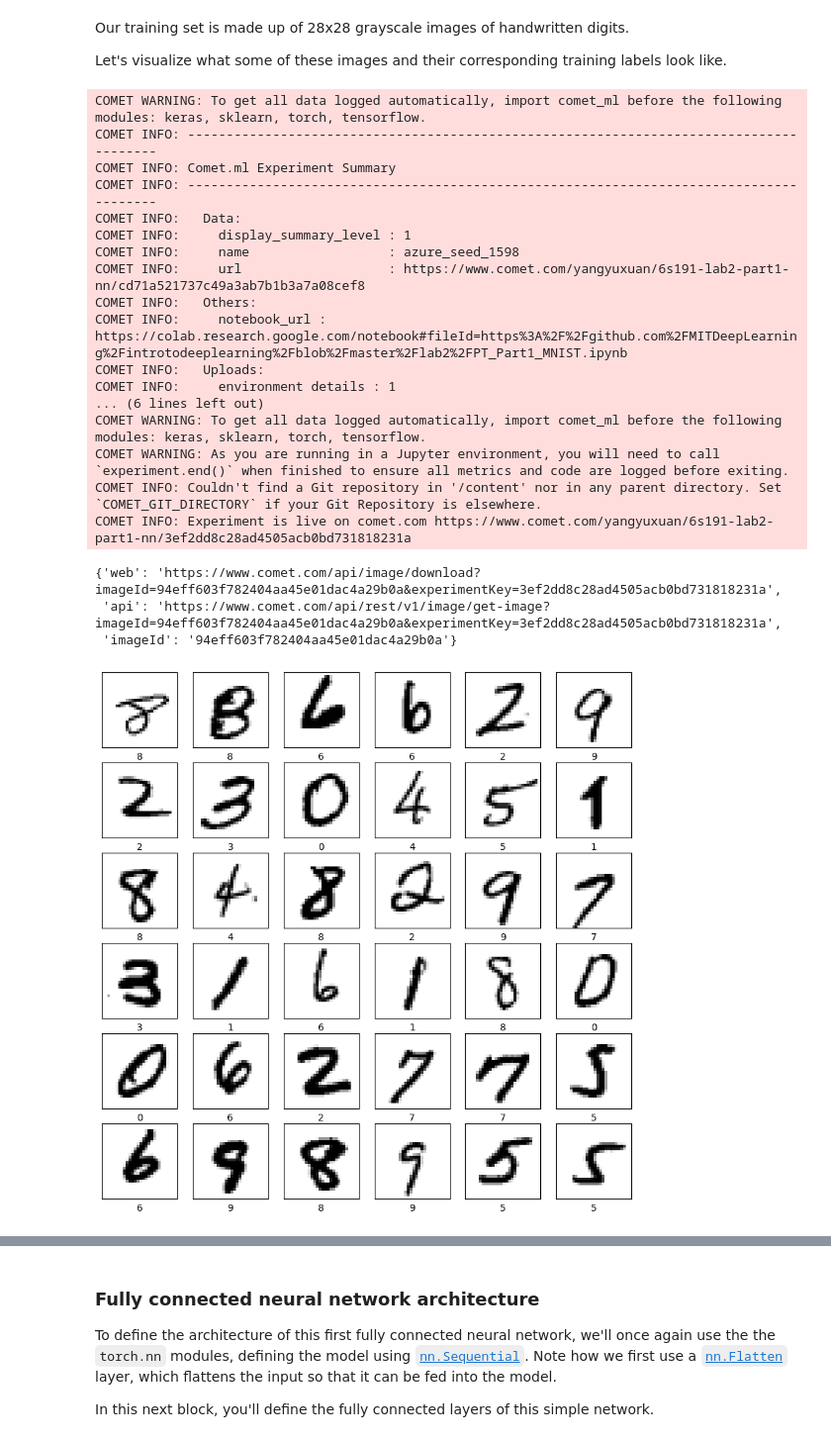
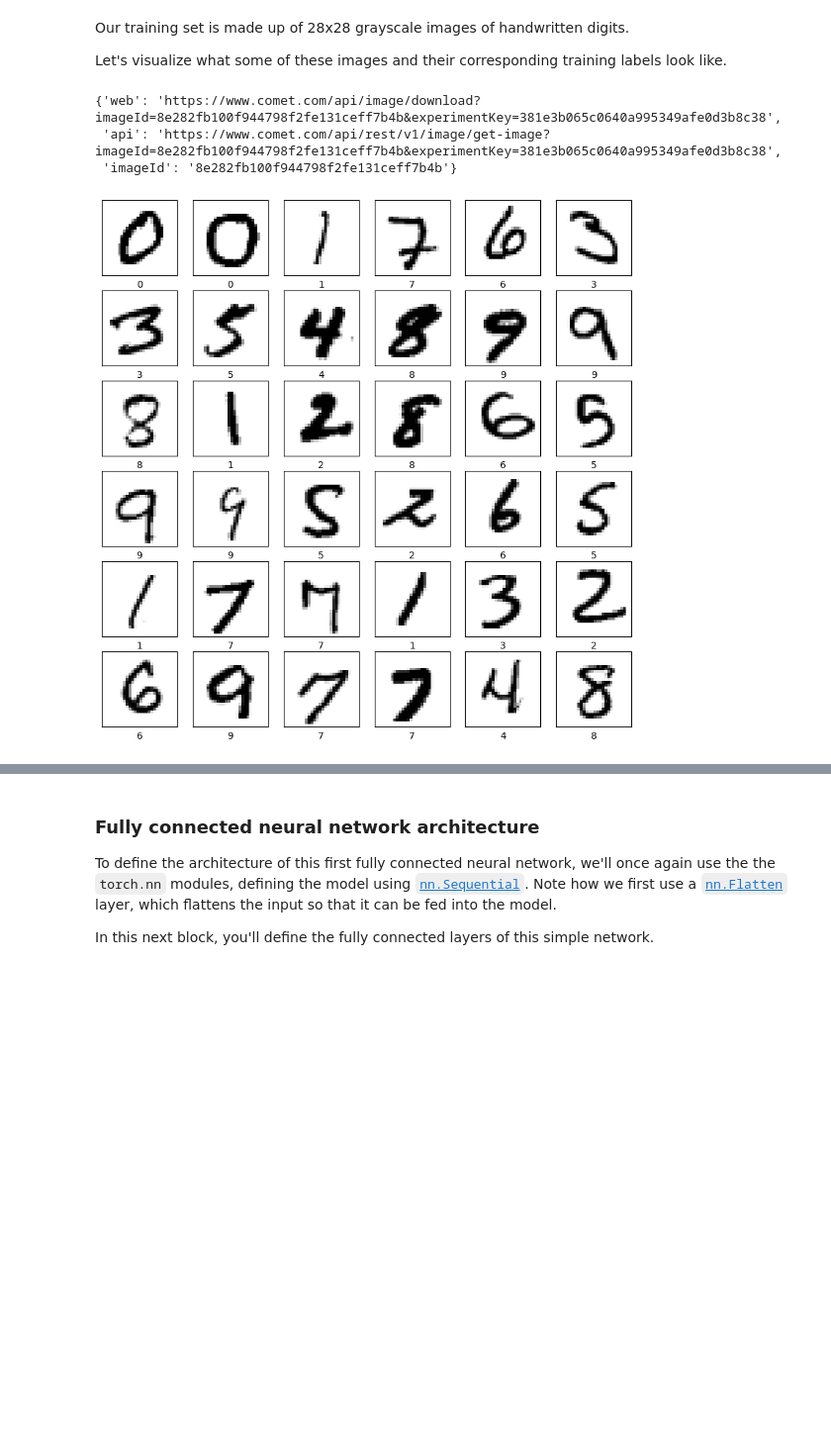
Before and after one commit to yangyuxuan7684-dot/MIT_DeepLearning, a Jupyter notebook: lab2/PT_Part1_MNIST.ipynb, the cells around one changed output, grey strips where cells are left out. Shown at 99% size. Saved outputs shown, nothing was run; the diff lists cells and outputs as text; code cells hidden in the pictures; blank space fills up the shorter version.

```diff
--- a/lab2/PT_Part1_MNIST.ipynb
+++ b/lab2/PT_Part1_MNIST.ipynb
@@ -111,42 +104,23 @@ Our training set is made up of 28x28 grayscale images of handwritten digits.
 
 Let's visualize what some of these images and their corresponding training labels look like.
 # %%
-
 plt.figure(figsize=(10,10))
 random_inds = np.random.choice(60000,36)
-comet_model_1 = comet_ml.Experiment(api_key="1lxki62cYxqRbbXZ67f0fdavy")
 for i in range(36):
     plt.subplot(6, 6, i + 1)
     plt.xticks([])
     plt.yticks([])
     plt.grid(False)
     image_ind = random_inds[i]
     image, label = train_dataset[image_ind]
     plt.imshow(image.squeeze(), cmap=plt.cm.binary)
     plt.xlabel(label)
 comet_model_1.log_figure(figure=plt)
 # %% [output]
-COMET WARNING: To get all data logged automatically, import comet_ml before the following modules: keras, sklearn, torch, tensorflow.
-COMET INFO: ---------------------------------------------------------------------------------------
-COMET INFO: Comet.ml Experiment Summary
-COMET INFO: ---------------------------------------------------------------------------------------
-COMET INFO:   Data:
-COMET INFO:     display_summary_level : 1
-COMET INFO:     name                  : azure_seed_1598
-COMET INFO:     url                   : https://www.comet.com/yangyuxuan/6s191-lab2-part1-nn/cd71a521737c49a3ab7b1b3a7a08cef8
-COMET INFO:   Others:
-COMET INFO:     notebook_url : https://colab.research.google.com/notebook#fileId=https%3A%2F%2Fgithub.com%2FMITDeepLearning%2Fintrotodeeplearning%2Fblob%2Fmaster%2Flab2%2FPT_Part1_MNIST.ipynb
-COMET INFO:   Uploads:
-COMET INFO:     environment details : 1
-... (6 lines left out)
-COMET WARNING: To get all data logged automatically, import comet_ml before the following modules: keras, sklearn, torch, tensorflow.
-COMET WARNING: As you are running in a Jupyter environment, you will need to call `experiment.end()` when finished to ensure all metrics and code are logged before exiting.
-COMET INFO: Couldn't find a Git repository in '/content' nor in any parent directory. Set `COMET_GIT_DIRECTORY` if your Git Repository is elsewhere.
-COMET INFO: Experiment is live on comet.com https://www.comet.com/yangyuxuan/6s191-lab2-part1-nn/3ef2dd8c28ad4505acb0bd731818231a
+{'web': 'https://www.comet.com/api/image/download?imageId=8e282fb100f944798f2fe131ceff7b4b&experimentKey=381e3b065c0640a995349afe0d3b8c38',
+ 'api': 'https://www.comet.com/api/rest/v1/image/get-image?imageId=8e282fb100f944798f2fe131ceff7b4b&experimentKey=381e3b065c0640a995349afe0d3b8c38',
+ 'imageId': '8e282fb100f944798f2fe131ceff7b4b'}
-{'web': 'https://www.comet.com/api/image/download?imageId=94eff603f782404aa45e01dac4a29b0a&experimentKey=3ef2dd8c28ad4505acb0bd731818231a',
- 'api': 'https://www.comet.com/api/rest/v1/image/get-image?imageId=94eff603f782404aa45e01dac4a29b0a&experimentKey=3ef2dd8c28ad4505acb0bd731818231a',
- 'imageId': '94eff603f782404aa45e01dac4a29b0a'}
-[figure, old version]
+[figure, new version]
 # %% [markdown]
 ## 1.2 Neural Network for Handwritten Digit Classification
 
```
Also changed, not shown: parts of 19 cells of this notebook.
